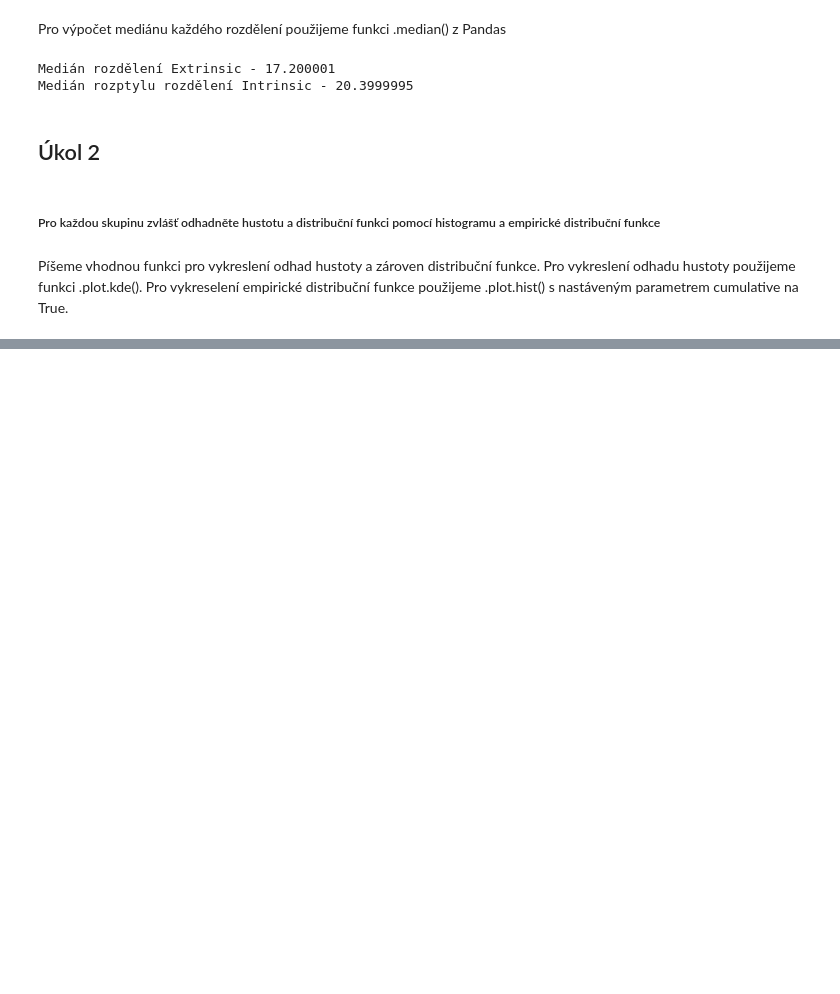
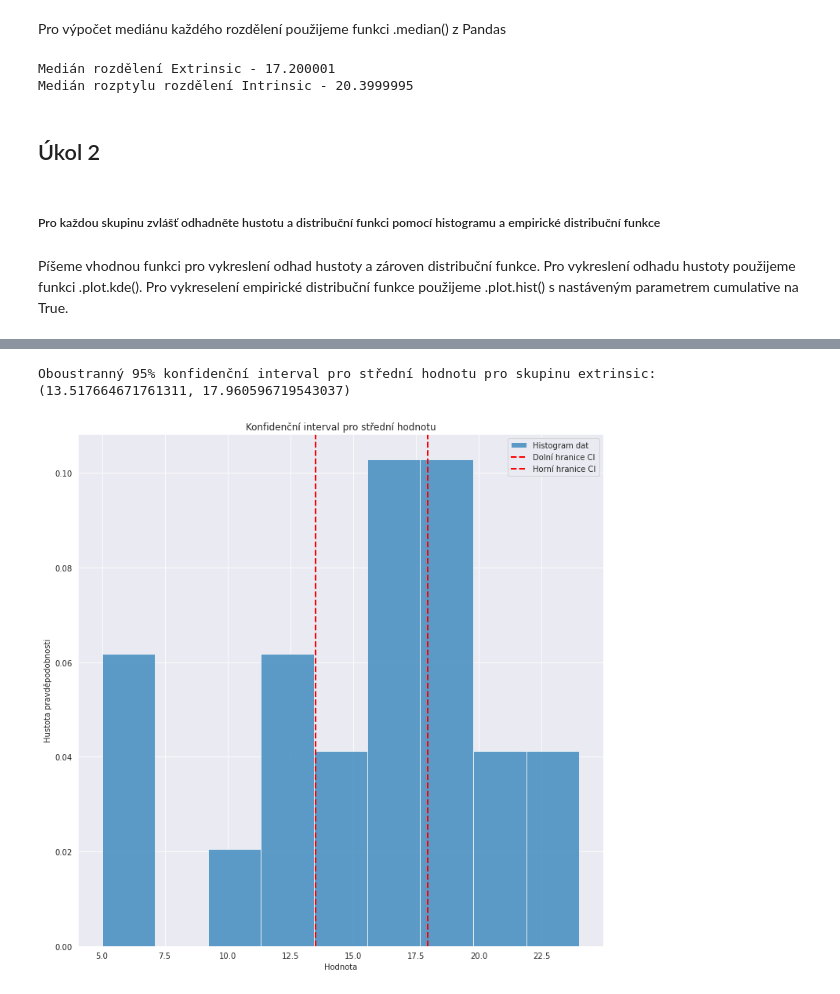
Before and after one commit to daKostych/BI-PST-2023, a Jupyter notebook: homework.ipynb, the cells around one changed output, grey strips where cells are left out. Drawn from its saved outputs; the diff is of its cells as text; code cells hidden in the pictures; blank space fills up the shorter version.

```diff
--- a/homework.ipynb
+++ b/homework.ipynb
@@ -174,0 +255,20 @@ Příslušné vizualizace pro rozdělení Intrinsic
+# %%
+def confidence_interval(data, confidence=0.95):
+    # Spočítá průměr a standardní odchylku
+    mean = np.mean(data)
+    std = np.std(data)
+
+    # Počet pozorování
+    n = len(data)
+
+    # Společný odhad standardní chyby
+    se = std / np.sqrt(n)
+
+    # Kritická hodnota
+    t_value = t.isf((1 - confidence) / 2, df=n - 1)
+
+    # Meze intervalu
+    lower_bound = mean - t_value * se
+    upper_bound = mean + t_value * se
+
+    return lower_bound, upper_bound
@@ -174,0 +277,26 @@ Příslušné vizualizace pro rozdělení Intrinsic
+# %%
+def visualize_confidence_interval(data, confidence=0.95):
+    # Spočítá konfidenční interval
+    interval = confidence_interval(data, confidence)
+
+    plt.figure(figsize=(12, 12))
+
+    # Vytvoří histogram dat
+    plt.hist(data, bins=9, alpha=0.7, density=True, label='Histogram dat')
+
+    # Vloží vertikální čáry pro konfidenční interval
+    plt.axvline(interval[0], color='red', linestyle='dashed', linewidth=2, label='Dolní hranice CI')
+    plt.axvline(interval[1], color='red', linestyle='dashed', linewidth=2, label='Horní hranice CI')
+
+    plt.title('Konfidenční interval pro střední hodnotu')
+    plt.xlabel('Hodnota')
+    plt.ylabel('Hustota pravděpodobnosti')
+    plt.legend()
+
+    plt.show()
+# %%
+print(f'Oboustranný 95% konfidenční interval pro střední hodnotu pro skupinu extrinsic: {confidence_interval(extrinsic["Data"])}')
+visualize_confidence_interval(extrinsic["Data"])
+# %% [output]
+Oboustranný 95% konfidenční interval pro střední hodnotu pro skupinu extrinsic: (13.517664671761311, 17.960596719543037)
+[figure, added]
```
Also changed, not shown: parts of 20 cells of this notebook.
